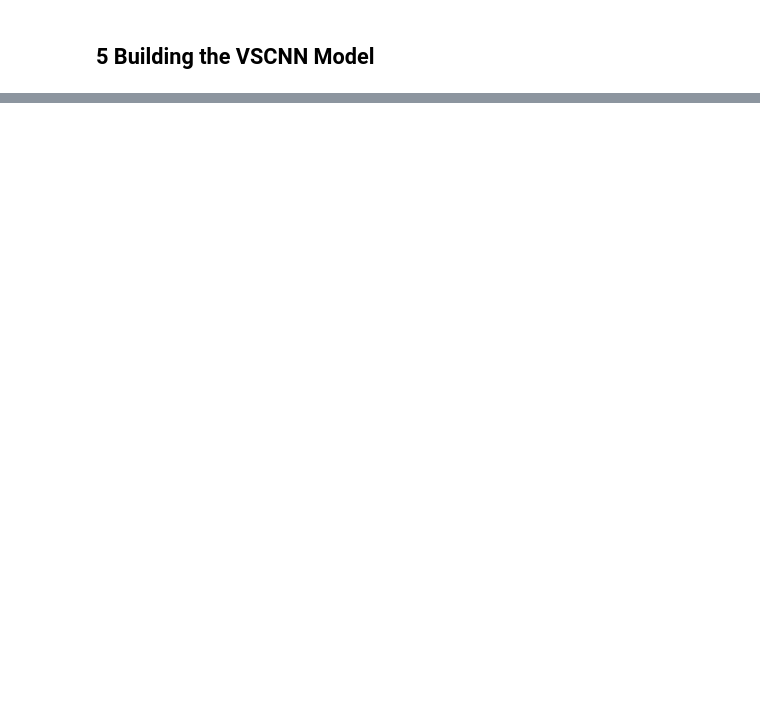
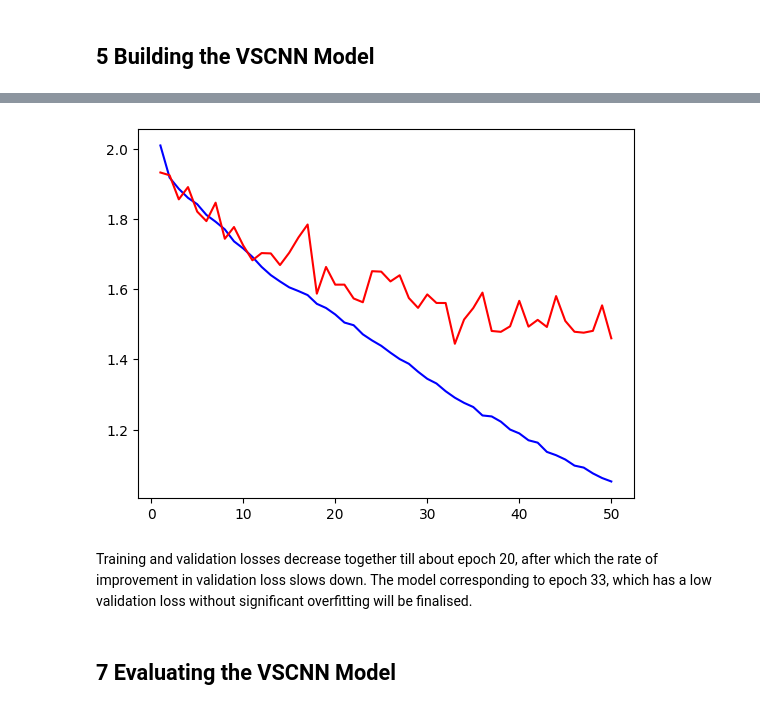
Before and after one commit to allenkuncheria/Social-Media-Popularity-Prediction-using-Multimodal-Deep-Learning, a Jupyter notebook: VSCNN Model.ipynb, the cells around one changed output, grey strips where cells are left out. Drawn from its saved outputs; the diff is of its cells as text; code cells hidden in the pictures; blank space fills up the shorter version.

Commit message:
Finalised project

```diff
--- a/VSCNN Model.ipynb
+++ b/VSCNN Model.ipynb
@@ -306,0 +401,18 @@ def
+# %%
+vgg19_train_reduced = np.load('/content/drive/MyDrive/M.Sc. Dissertation/Data & Code/vgg19_train_reduced.npy')[:,:20]
+vgg19_test_reduced = np.load('/content/drive/MyDrive/M.Sc. Dissertation/Data & Code/vgg19_test_reduced.npy')[:,:20]
+# %%
+# Preparing the validation data
+social_val_reduced = social_test_reduced[:social_test_reduced.shape[0]//2,:]
+vgg19_val_reduced = vgg19_test_reduced[:vgg19_test_reduced.shape[0]//2,:]
+
+social_test_reduced = social_test_reduced[social_test_reduced.shape[0]//2:,:]
+vgg19_test_reduced = vgg19_test_reduced[vgg19_test_reduced.shape[0]//2:,:]
+# %%
+y_val = y_test[:y_test.shape[0]//2]
+y_test = y_test[y_test.shape[0]//2:]
+# %%
+# Training the model
+callbacks = [tf.keras.callbacks.ModelCheckpoint('./weights.{epoch:02d}-{val_loss:.2f}.hdf5')]
+
+history = model.fit(x=[social_train_reduced,vgg19_train_reduced],y=y_train,epochs=50,batch_size=48,validation_data=((social_val_reduced,vgg19_val_reduced),y_val),callbacks=callbacks,use_multiprocessing=True)
@@ -306,0 +438,15 @@ def
+# %%
+# Plotting training and validation losses
+training_loss = history.history['loss']
+validation_loss = history.history['val_loss']
+epochs = np.arange(1,len(training_loss)+1)
+fig,ax = plt.subplots()
+ax.plot(epochs,training_loss,label='Training Loss',color='blue')
+ax.plot(epochs,validation_loss,label='Validation Loss',color='red')
+fig.show()
+# %% [output]
+[figure, added]
+# %% [markdown]
+Training and validation losses decrease together till about epoch 20, after which the rate of improvement in validation loss slows down. The model corresponding to epoch 33, which has a low validation loss without significant overfitting will be finalised.
+# %% [markdown]
+## 7 Evaluating the VSCNN Model
```
Also changed, not shown: parts of 35 cells of this notebook, 4 other files.
